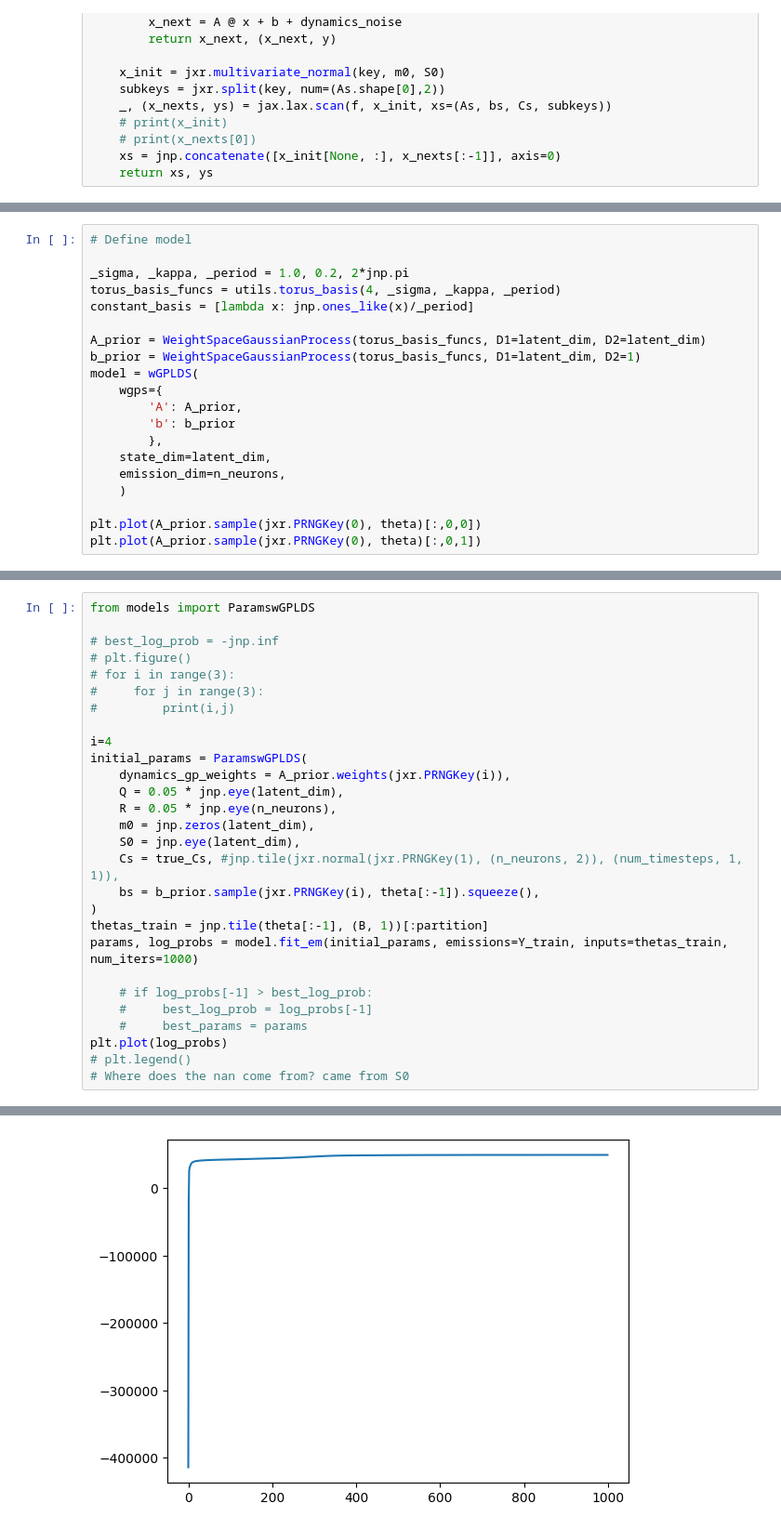
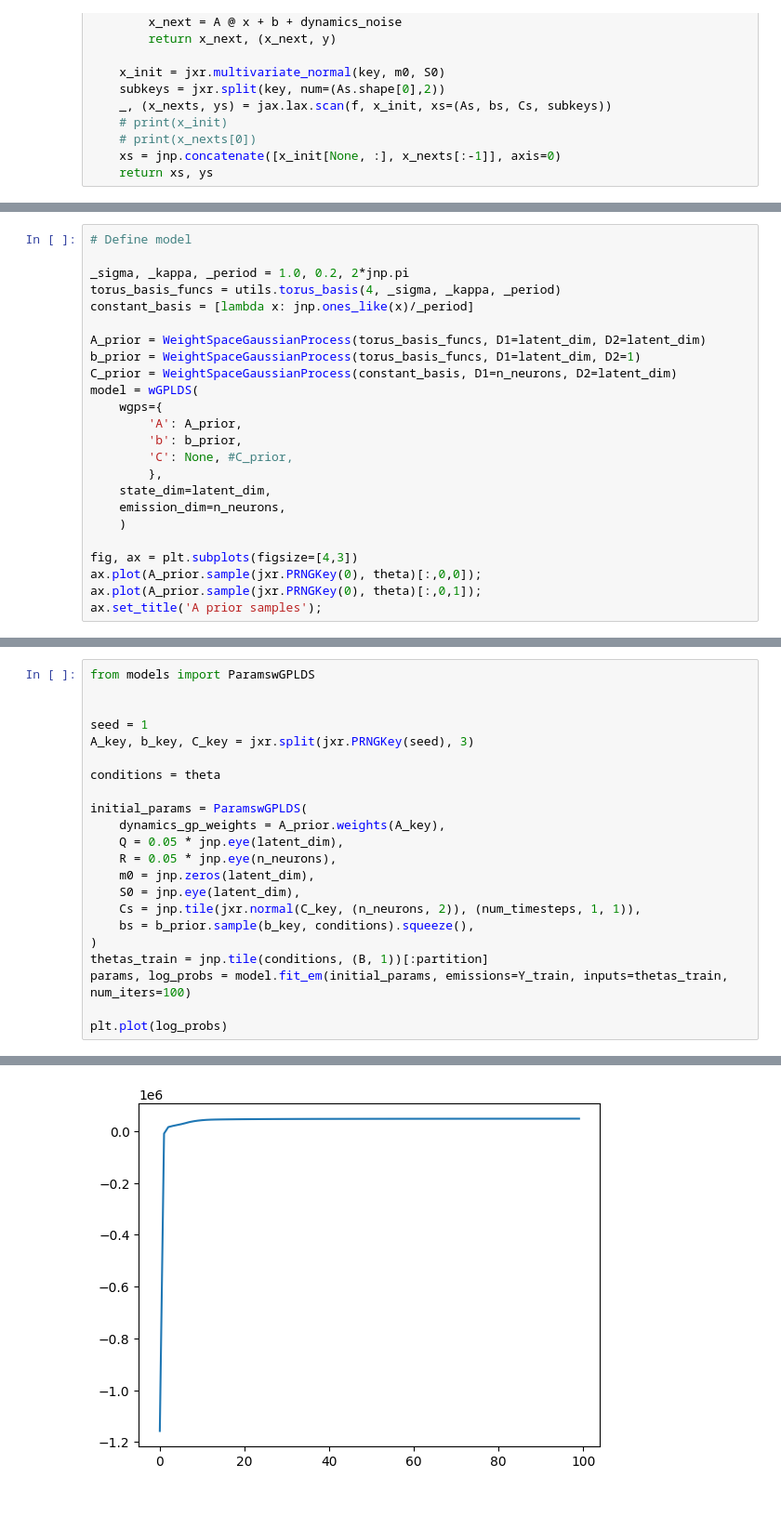
Before and after one commit to neurostatslab/clds, a Jupyter notebook: notebooks/demo_headdirection.ipynb, the cells around one changed output, grey strips where cells are left out. Shown at 93% size. Drawn from its saved outputs; the diff is of its cells as text; blank space fills up the shorter version.

```diff
--- a/notebooks/demo_headdirection.ipynb
+++ b/notebooks/demo_headdirection.ipynb
@@ -111,15 +116,19 @@ constant_basis = [lambda x: jnp.ones_like(x)/_period]
 
 A_prior = WeightSpaceGaussianProcess(torus_basis_funcs, D1=latent_dim, D2=latent_dim)
 b_prior = WeightSpaceGaussianProcess(torus_basis_funcs, D1=latent_dim, D2=1)
+C_prior = WeightSpaceGaussianProcess(constant_basis, D1=n_neurons, D2=latent_dim)
 model = wGPLDS(
     wgps={
         'A': A_prior,
-        'b': b_prior
+        'b': b_prior,
+        'C': None, #C_prior,
         },
     state_dim=latent_dim,
     emission_dim=n_neurons,
     )
 
-plt.plot(A_prior.sample(jxr.PRNGKey(0), theta)[:,0,0])
-plt.plot(A_prior.sample(jxr.PRNGKey(0), theta)[:,0,1])
+fig, ax = plt.subplots(figsize=[4,3])
+ax.plot(A_prior.sample(jxr.PRNGKey(0), theta)[:,0,0]);
+ax.plot(A_prior.sample(jxr.PRNGKey(0), theta)[:,0,1]);
+ax.set_title('A prior samples');
 # %% [output]
@@ -128,29 +136,23 @@ plt.plot(A_prior.sample(jxr.PRNGKey(0), theta)[:,0,1])
 # %%
 from models import ParamswGPLDS
 
-# best_log_prob = -jnp.inf
-# plt.figure()
-# for i in range(3):
-#     for j in range(3):
-#         print(i,j)
 
-i=4
+seed = 1
+A_key, b_key, C_key = jxr.split(jxr.PRNGKey(seed), 3)
+
+conditions = theta
+
 initial_params = ParamswGPLDS(
-    dynamics_gp_weights = A_prior.weights(jxr.PRNGKey(i)),
+    dynamics_gp_weights = A_prior.weights(A_key),
     Q = 0.05 * jnp.eye(latent_dim),
     R = 0.05 * jnp.eye(n_neurons),
     m0 = jnp.zeros(latent_dim),
     S0 = jnp.eye(latent_dim),
-    Cs = true_Cs, #jnp.tile(jxr.normal(jxr.PRNGKey(1), (n_neurons, 2)), (num_timesteps, 1, 1)),
-    bs = b_prior.sample(jxr.PRNGKey(i), theta[:-1]).squeeze(),
+    Cs = jnp.tile(jxr.normal(C_key, (n_neurons, 2)), (num_timesteps, 1, 1)),
+    bs = b_prior.sample(b_key, conditions).squeeze(),
 )
-thetas_train = jnp.tile(theta[:-1], (B, 1))[:partition]
-params, log_probs = model.fit_em(initial_params, emissions=Y_train, inputs=thetas_train, num_iters=1000)
+thetas_train = jnp.tile(conditions, (B, 1))[:partition]
+params, log_probs = model.fit_em(initial_params, emissions=Y_train, inputs=thetas_train, num_iters=100)
 
-    # if log_probs[-1] > best_log_prob:
-    #     best_log_prob = log_probs[-1]
-    #     best_params = params
 plt.plot(log_probs)
-# plt.legend()
-# Where does the nan come from? came from S0
 # %% [output]
@@ -174,2 +176,2 @@ Iter 1000/1000, log-prob = 49296.76
 [<matplotlib.lines.Line2D at 0x...>]
-[figure, old version]
+[figure, new version]
```
Also changed, not shown: parts of 13 cells of this notebook.
